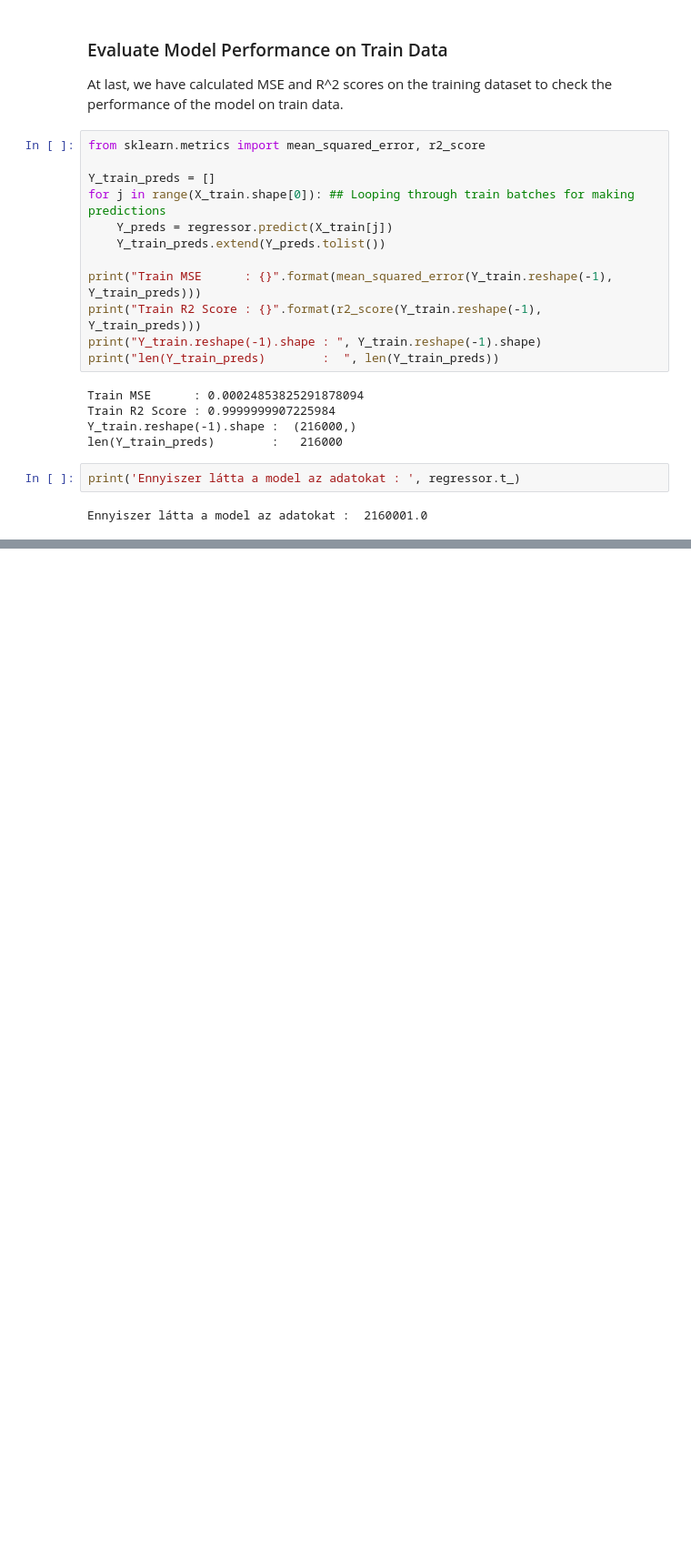
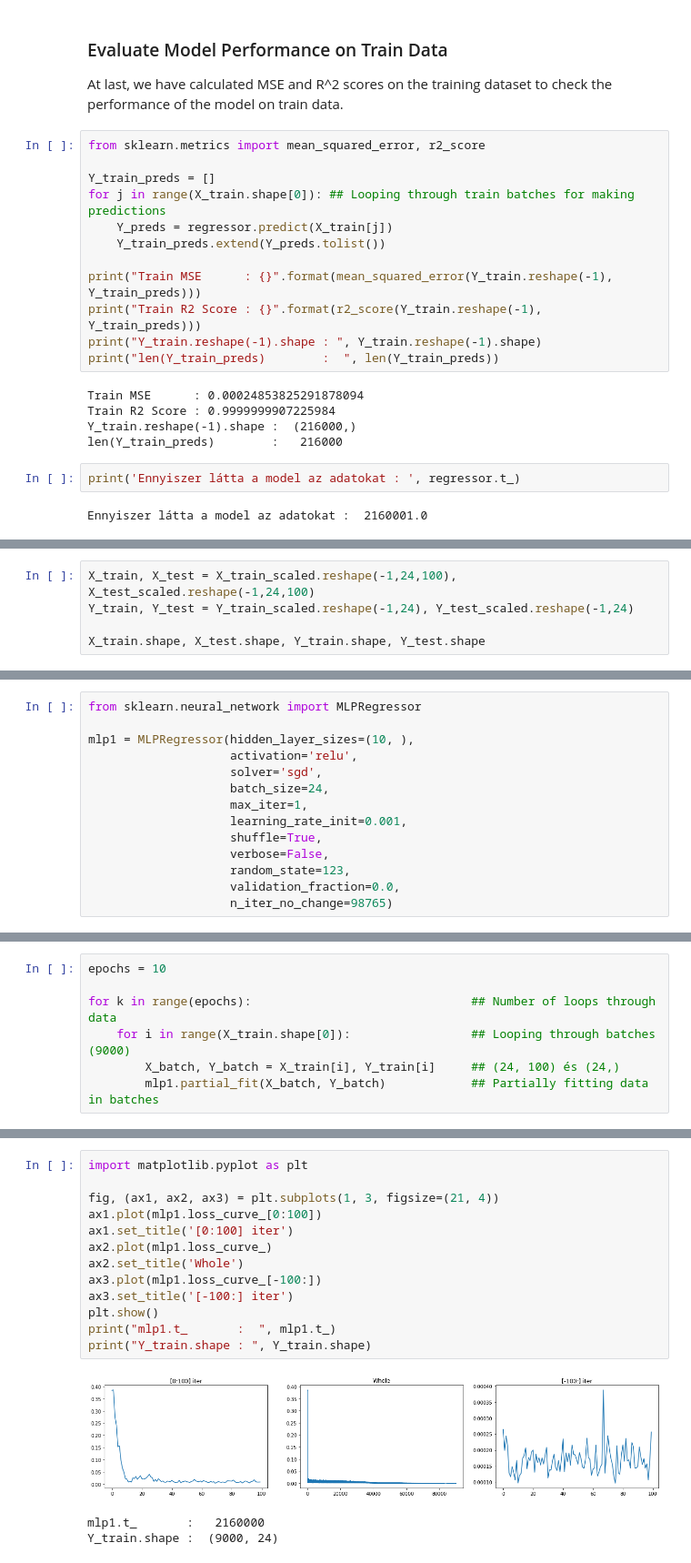
Before and after one commit to JoDeMiro/DeepLearningIntroduction, a Jupyter notebook: Sklearn_Online_Learning.ipynb, the cells around one changed output, grey strips where cells are left out. Shown at 91% size. Saved outputs shown, nothing was run; the diff lists cells and outputs as text; blank space fills up the shorter version.

Commit message:
Sklearn Incremental Learning Helyes Használat

```diff
--- a/Sklearn_Online_Learning.ipynb
+++ b/Sklearn_Online_Learning.ipynb
@@ -143,0 +181,5 @@ Ennyiszer látta a model az adatokat :  2160001.0
+# %%
+X_train, X_test = X_train_scaled.reshape(-1,24,100), X_test_scaled.reshape(-1,24,100)
+Y_train, Y_test = Y_train_scaled.reshape(-1,24), Y_test_scaled.reshape(-1,24)
+
+X_train.shape, X_test.shape, Y_train.shape, Y_test.shape
@@ -143,0 +222,14 @@ Ennyiszer látta a model az adatokat :  2160001.0
+# %%
+from sklearn.neural_network import MLPRegressor
+
+mlp1 = MLPRegressor(hidden_layer_sizes=(10, ),
+                    activation='relu',
+                    solver='sgd',
+                    batch_size=24,
+                    max_iter=1,
+                    learning_rate_init=0.001,
+                    shuffle=True,
+                    verbose=False,
+                    random_state=123,
+                    validation_fraction=0.0,
+                    n_iter_no_change=98765)
@@ -143,0 +238,7 @@ Ennyiszer látta a model az adatokat :  2160001.0
+# %%
+epochs = 10
+
+for k in range(epochs):                               ## Number of loops through data
+    for i in range(X_train.shape[0]):                 ## Looping through batches (9000)
+        X_batch, Y_batch = X_train[i], Y_train[i]     ## (24, 100) és (24,)
+        mlp1.partial_fit(X_batch, Y_batch)            ## Partially fitting data in batches
@@ -143,0 +264,17 @@ Ennyiszer látta a model az adatokat :  2160001.0
+# %%
+import matplotlib.pyplot as plt
+
+fig, (ax1, ax2, ax3) = plt.subplots(1, 3, figsize=(21, 4))
+ax1.plot(mlp1.loss_curve_[0:100])
+ax1.set_title('[0:100] iter')
+ax2.plot(mlp1.loss_curve_)
+ax2.set_title('Whole')
+ax3.plot(mlp1.loss_curve_[-100:])
+ax3.set_title('[-100:] iter')
+plt.show()
+print("mlp1.t_       :  ", mlp1.t_)
+print("Y_train.shape : ", Y_train.shape)
+# %% [output]
+[figure, added]
+mlp1.t_       :   2160000
+Y_train.shape :  (9000, 24)
```
Also changed, not shown: parts of 13 cells of this notebook.
